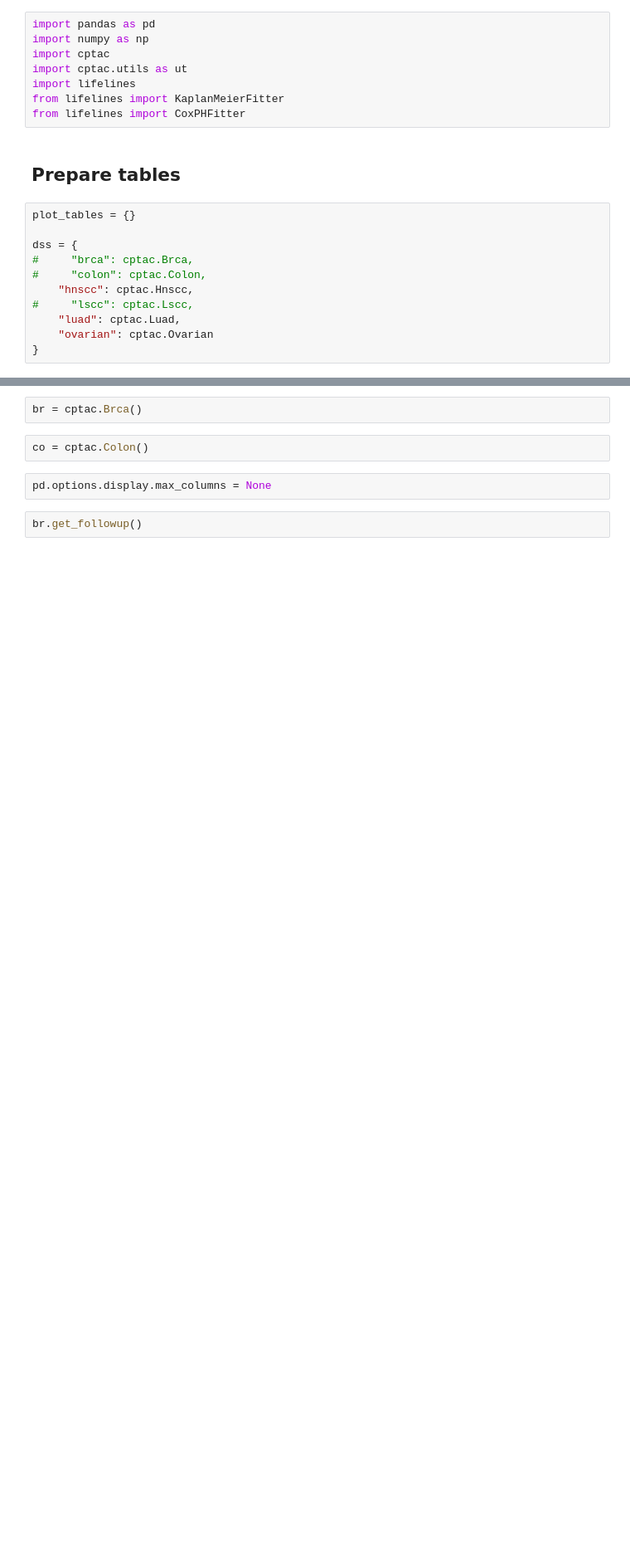
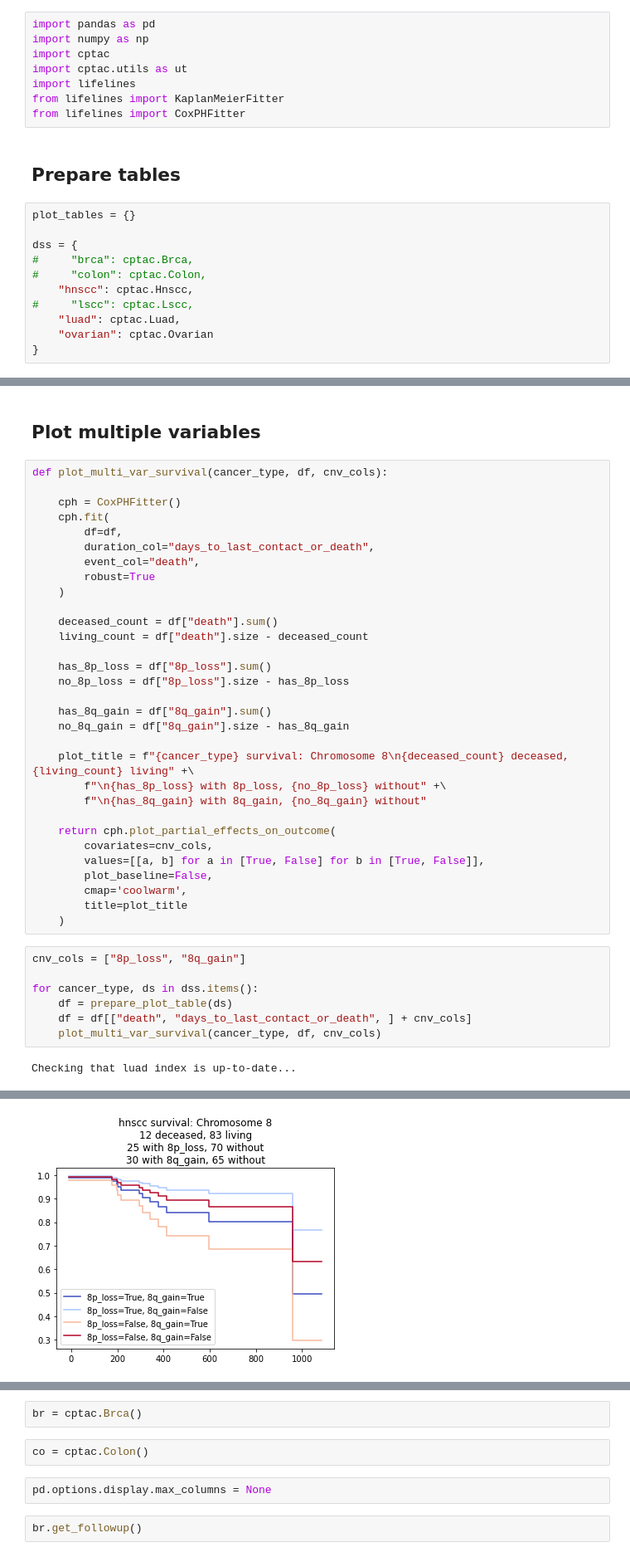
Before and after one commit to PayneLab/pancancerCNV, a Jupyter notebook: chromosome_8/16_survival_analysis.ipynb, the cells around one changed output, grey strips where cells are left out. Shown at 83% size. Cells and saved outputs as stored; diff of their text form; blank space fills up the shorter version.

```diff
--- a/chromosome_8/16_survival_analysis.ipynb
+++ b/chromosome_8/16_survival_analysis.ipynb
@@ -151,0 +189,42 @@ cptac warning: The HNSCC data is currently strictly reserved for CPTAC investiga
+# %% [markdown]
+## Plot multiple variables
+# %%
+def plot_multi_var_survival(cancer_type, df, cnv_cols):
+
+    cph = CoxPHFitter()
+    cph.fit(
+        df=df,
+        duration_col="days_to_last_contact_or_death",
+        event_col="death",
+        robust=True
+    )
+
+    deceased_count = df["death"].sum()
+    living_count = df["death"].size - deceased_count
+
+    has_8p_loss = df["8p_loss"].sum()
+    no_8p_loss = df["8p_loss"].size - has_8p_loss
+
+    has_8q_gain = df["8q_gain"].sum()
+    no_8q_gain = df["8q_gain"].size - has_8q_gain
+
+    plot_title = f"{cancer_type} survival: Chromosome 8\n{deceased_count} deceased, {living_count} living" +\
+        f"\n{has_8p_loss} with 8p_loss, {no_8p_loss} without" +\
+        f"\n{has_8q_gain} with 8q_gain, {no_8q_gain} without"
+
+    return cph.plot_partial_effects_on_outcome(
+        covariates=cnv_cols,
+        values=[[a, b] for a in [True, False] for b in [True, False]],
+        plot_baseline=False,
+        cmap='coolwarm',
+        title=plot_title
+    )
+# %%
+cnv_cols = ["8p_loss", "8q_gain"]
+
+for cancer_type, ds in dss.items():
+    df = prepare_plot_table(ds)
+    df = df[["death", "days_to_last_contact_or_death", ] + cnv_cols]
+    plot_multi_var_survival(cancer_type, df, cnv_cols)
+# %% [output]
+Checking that luad index is up-to-date...
@@ -151,0 +232 @@ cptac warning: The HNSCC data is currently strictly reserved for CPTAC investiga
+[figure, added]
```
Also changed, not shown: parts of 8 cells of this notebook.
